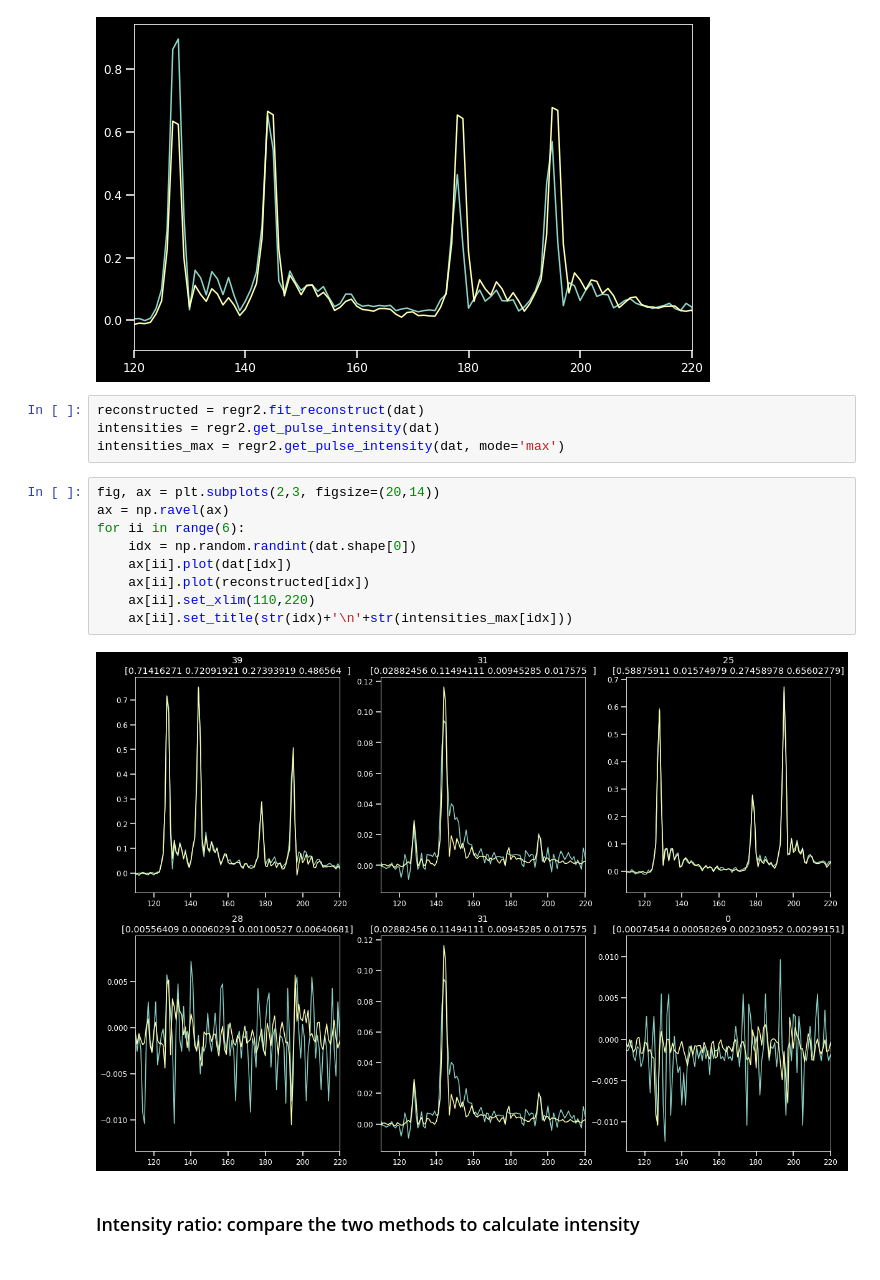
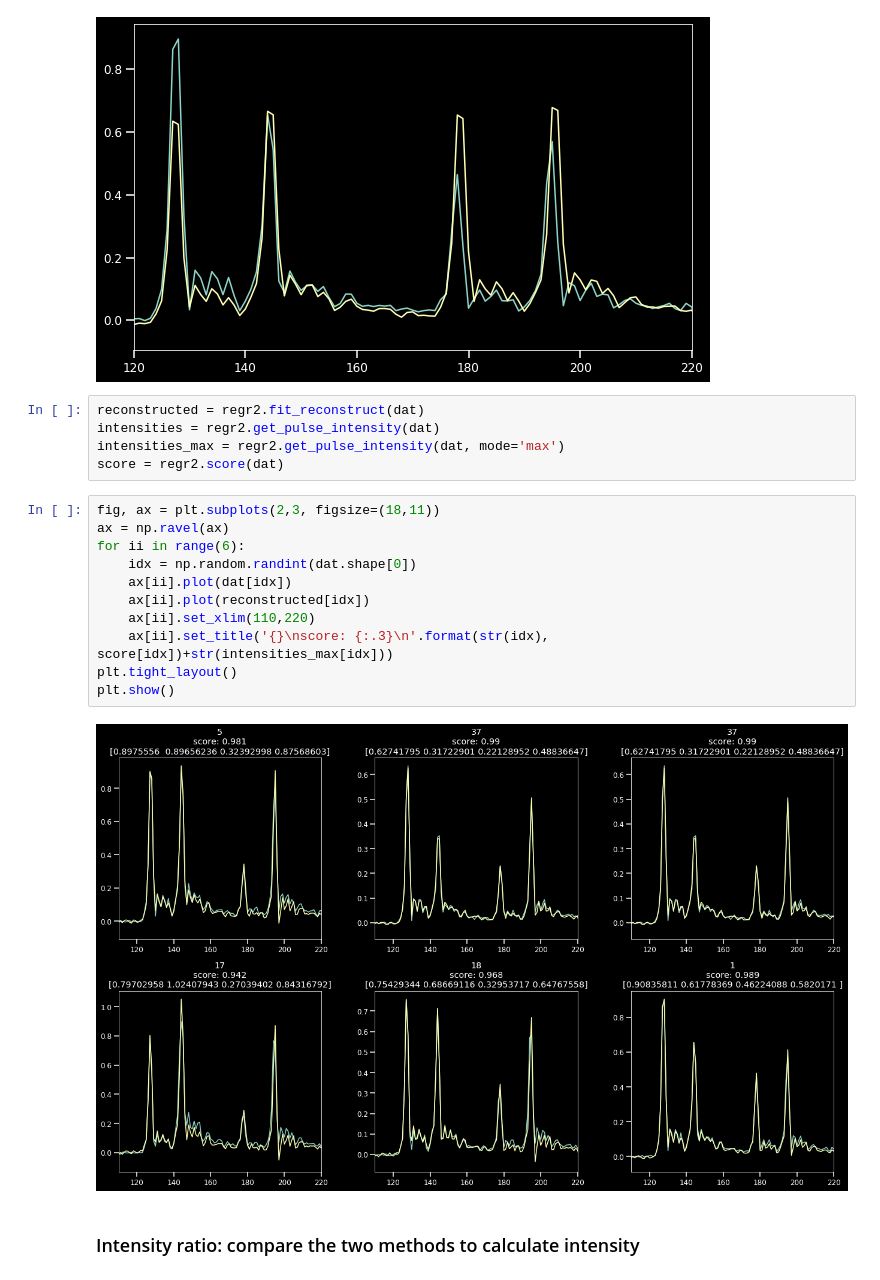
Before and after one commit to vespos/data_processing, a Jupyter notebook: waveform_analysis/multi_pulse/4pulse_xcs.ipynb, the cells around one changed output. Saved outputs shown, nothing was run; the diff lists cells and outputs as text.

Commit message:
debugging score

```diff
--- a/waveform_analysis/multi_pulse/4pulse_xcs.ipynb
+++ b/waveform_analysis/multi_pulse/4pulse_xcs.ipynb
@@ -243,17 +243,20 @@ plt.xlim(120,220)
 reconstructed = regr2.fit_reconstruct(dat)
 intensities = regr2.get_pulse_intensity(dat)
 intensities_max = regr2.get_pulse_intensity(dat, mode='max')
+score = regr2.score(dat)
 # %%
-fig, ax = plt.subplots(2,3, figsize=(20,14))
+fig, ax = plt.subplots(2,3, figsize=(18,11))
 ax = np.ravel(ax)
 for ii in range(6):
     idx = np.random.randint(dat.shape[0])
     ax[ii].plot(dat[idx])
     ax[ii].plot(reconstructed[idx])
     ax[ii].set_xlim(110,220)
-    ax[ii].set_title(str(idx)+'\n'+str(intensities_max[idx]))
+    ax[ii].set_title('{}\nscore: {:.3}\n'.format(str(idx), score[idx])+str(intensities_max[idx]))
+plt.tight_layout()
+plt.show()
 # %% [output]
-[figure, old version]
+[figure, new version]
 # %% [markdown]
 ### Intensity ratio: compare the two methods to calculate intensity
 # %%
```
Also changed, not shown: parts of 1 cell of this notebook, 1 other file.
